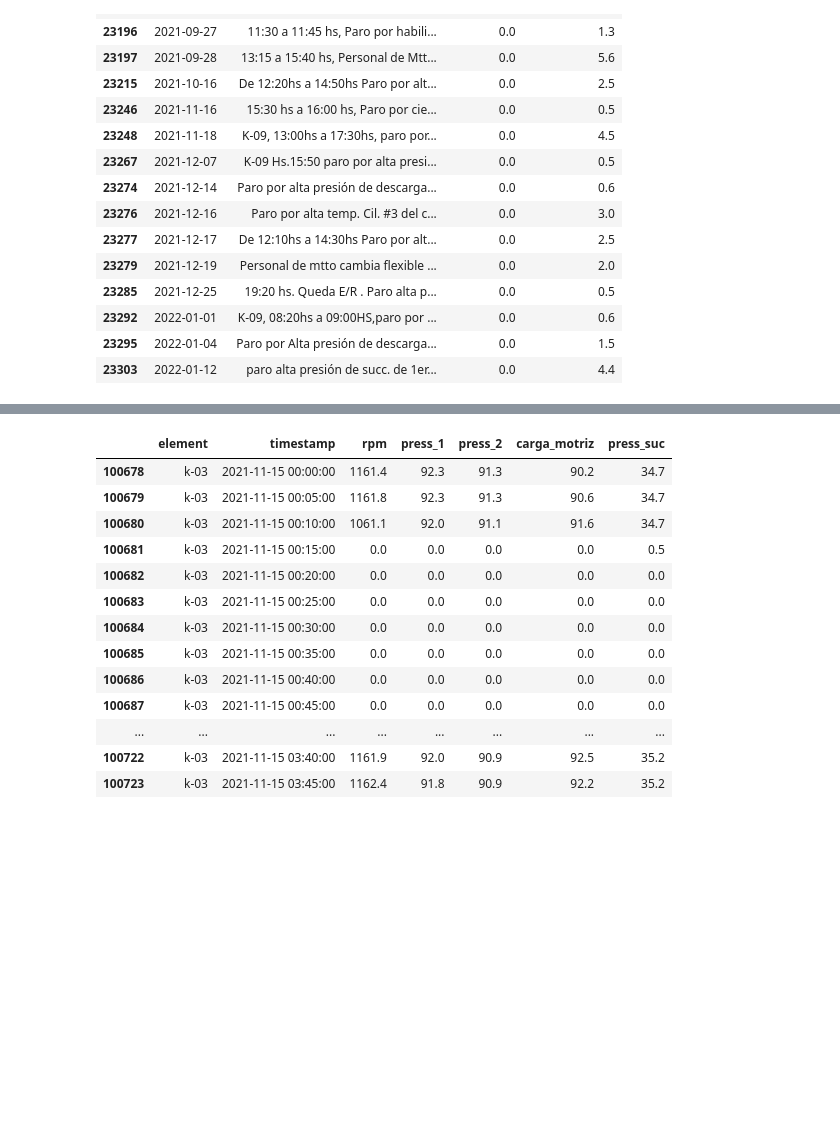
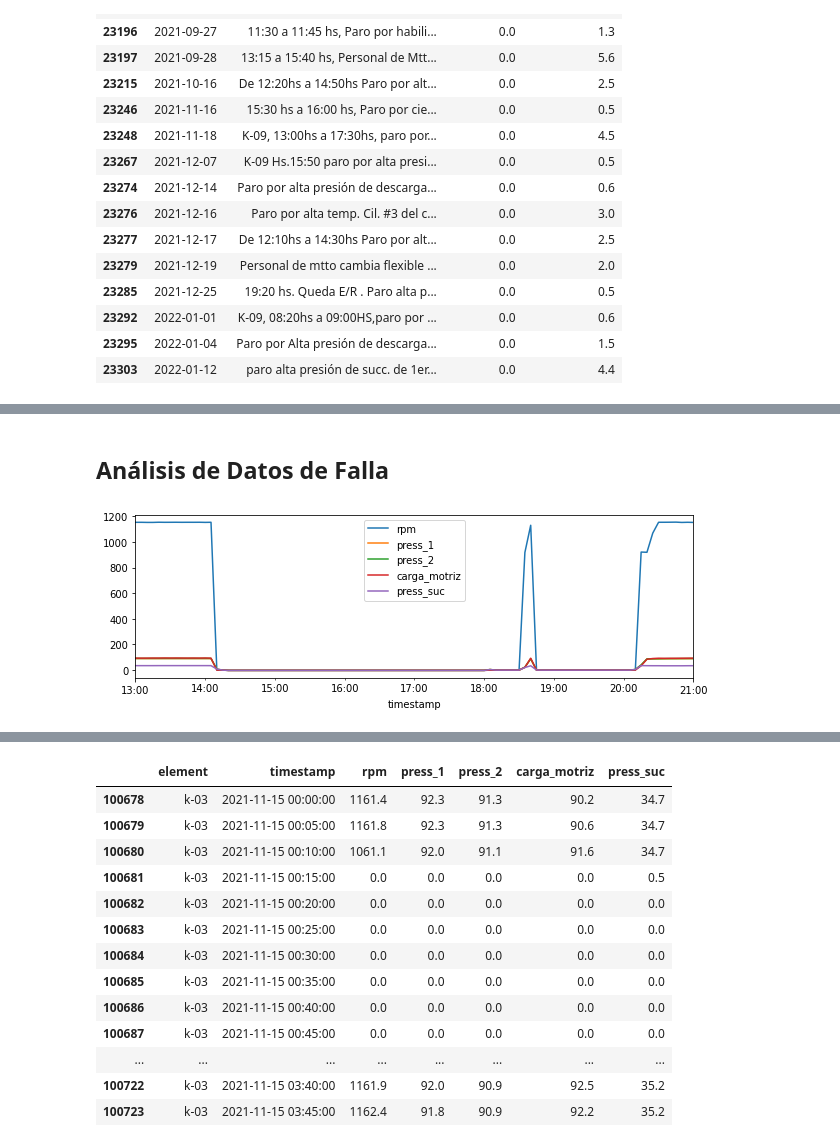
Before and after one commit to DoloresFerrando/data_science, a Jupyter notebook: 4_time_series/MP1 - Data Prep.ipynb, the cells around one changed output, grey strips where cells are left out. Drawn from its saved outputs; the diff is of its cells as text; code cells hidden in the pictures; blank space fills up the shorter version.

```diff
--- a/4_time_series/MP1 - Data Prep.ipynb
+++ b/4_time_series/MP1 - Data Prep.ipynb
@@ -510,0 +499,11 @@ df_hist[(df_hist.element=='k-09') & (df_hist.timestamp>='2022-01-01 08:00:00')][
+# %% [markdown]
+## Análisis de Datos de Falla
+# %%
+# K-01 26/10/2021 14:10 a 18:10 hs,  MPR - 6000HS, cambio de filtros, aceite, cambio de correas, papel microspin y chequeo de
+# botadores. 18:50 a 20:15 hs, Paro por Muy alta t° cojinete N°4 motor.
+# Se chequea y se observa pérdida de aceite en junta dresser. Personal de Mtto realiza reparación de pérdida.
+# NOTA BD FALLAS: sólo el segundo período debe marcarse como falla.
+df_hist[(df_hist.element=='k-01') & (df_hist.timestamp.between('2021-10-26 13:00:00', '2021-10-26 21:00:00'))]\
+    [['element', 'timestamp', 'rpm', 'press_1', 'press_2', 'carga_motriz', 'press_suc']].plot(x='timestamp', figsize=(10, 3));
+# %% [output]
+[figure, added]
```
Also changed, not shown: parts of 33 cells of this notebook.
